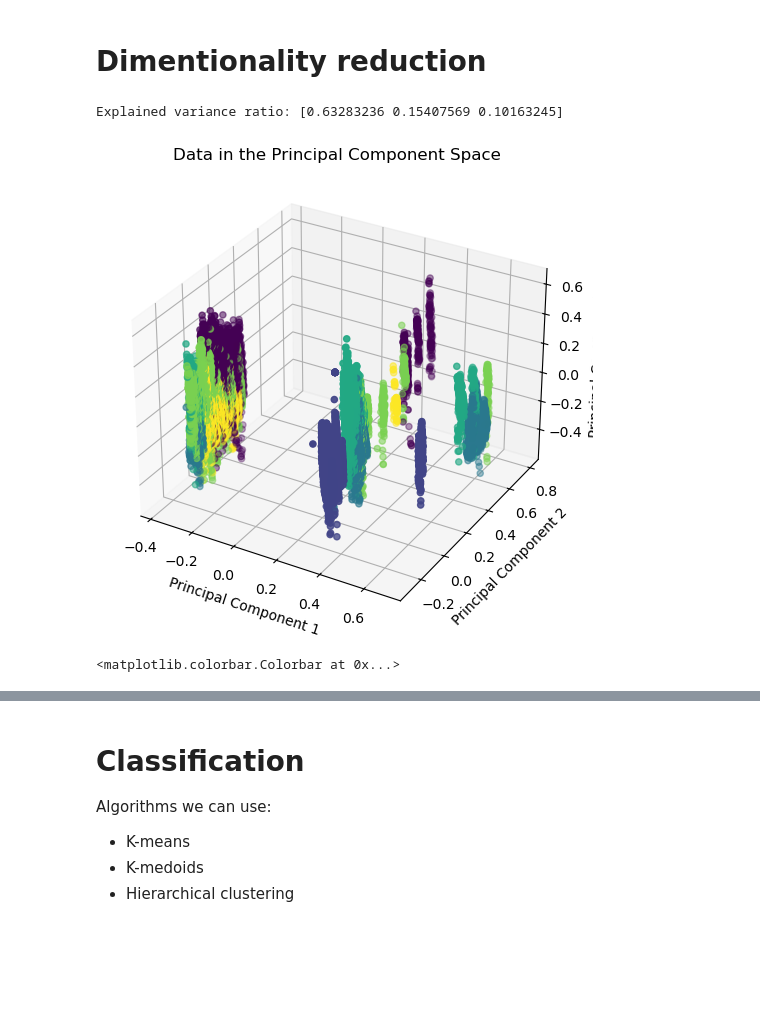
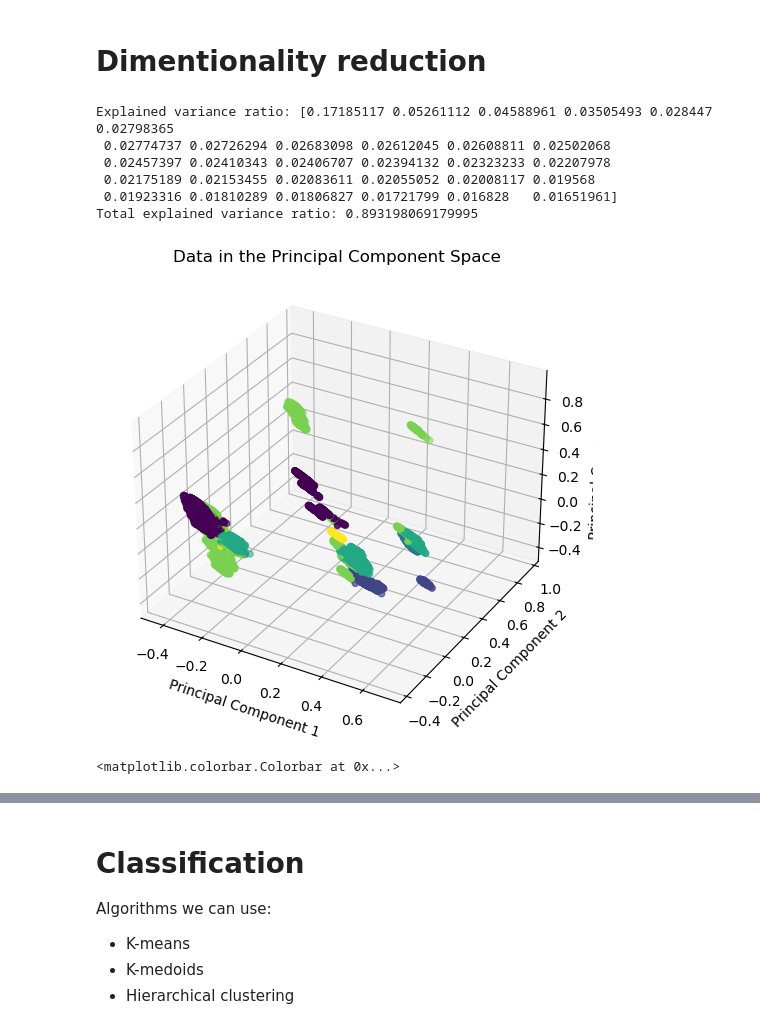
Before and after one commit to Frollamma/progetto-piccialli, a Jupyter notebook: main.ipynb, the cells around one changed output, grey strips where cells are left out. Drawn from its saved outputs; the diff is of its cells as text; code cells hidden in the pictures; blank space fills up the shorter version.

```diff
--- a/main.ipynb
+++ b/main.ipynb
@@ -176,8 +174,8 @@ import matplotlib.pyplot as plt
 
 ## Convert categorical features to one-hot encoding
 df_onehot = pd.get_dummies(df_dropped, columns=CATEGORICAL_FEATURES)
-# TEMP
-df_onehot = df_onehot.iloc[:, :100]
+# TEMP!
+df_onehot = df_onehot.iloc[:, :200]
 print("One-hot encoded DataFrame columns:", df_onehot.columns)
 
 ## Pearson correlation coefficient
@@ -211,8 +209,10 @@ df_onehot_dropped = df_onehot.drop(columns=to_drop)
 
 ### Plot the heatmap of the remaining features
 FEATURES_COLUMNS = [col for col in df_onehot_dropped.columns if col not in LABEL_COLUMNS]
+SUBMATRIX_SIZE = 15
+correlation_matrix = df_onehot_dropped[FEATURES_COLUMNS].corr(method='pearson')
 plt.figure(figsize=(8, 6))
-sns.heatmap(df_onehot_dropped[FEATURES_COLUMNS].corr(method='pearson'), annot=True, cmap='coolwarm', vmin=-1, vmax=1)
+sns.heatmap(correlation_matrix.iloc[:SUBMATRIX_SIZE, :SUBMATRIX_SIZE], annot=True, cmap='coolwarm', vmin=-1, vmax=1)
 plt.title('Pearson Correlation Coefficient Heatmap (Reduced Features)')
 plt.show()
 # %% [output]
@@ -244,17 +236,17 @@ from sklearn.preprocessing import MinMaxScaler
 
 # Convert categorical target to numeric values
 le = LabelEncoder()
-y = le.fit_transform(df["class_target"])
+y_class_target = le.fit_transform(df["class_target"])
 
 # Select categorical features for chi-squared test
 FEATURES_COLUMNS = [col for col in df_onehot_dropped.columns if col not in LABEL_COLUMNS]
 
 # Apply non-negative transformation to the input data
 scaler = MinMaxScaler()
-X = scaler.fit_transform(df_onehot_dropped[FEATURES_COLUMNS])
+X_features = scaler.fit_transform(df_onehot_dropped[FEATURES_COLUMNS])
 
 # Chi-squared test
-chi2_values, p_values = chi2(X, y)
+chi2_values, p_values = chi2(X_features, y_class_target)
 
 # Create a plot for the chi-squared values
 plt.figure(figsize=(8, 6))
@@ -272,7 +264,7 @@ df_onehot_dropped_chi2 = df_onehot_dropped.drop(columns=to_drop)
 
 # Create a new plot for the Chi-squared values
 FEATURES_COLUMNS = [col for col in df_onehot_dropped_chi2.columns if col not in LABEL_COLUMNS]
-chi2_values, _ = chi2(X, y)
+chi2_values, _ = chi2(X_features, y_class_target)
 plt.figure(figsize=(8, 6))
 plt.barh(FEATURES_COLUMNS, chi2_values)
 plt.xlabel('Chi-squared value (class_target)')
@@ -491,47 +483,53 @@ from sklearn.decomposition import PCA
 from mpl_toolkits.mplot3d import Axes3D
 
 # Set the number of components
-n_components = 3
+n_components = 30
 
 # Create an instance of PCA with the desired number of components
 pca = PCA(n_components=n_components)
 
 # Fit the PCA model to your data
-pca.fit(X)
+pca.fit(X_features)
 
 # Transform the data to the principal components
-X_pca = pca.transform(X)
+X_pca = pca.transform(X_features)
 
 # Print the explained variance ratio
 explained_variance_ratio = pca.explained_variance_ratio_
 print(f"Explained variance ratio: {explained_variance_ratio}")
+print(f"Total explained variance ratio: {sum(explained_variance_ratio)}")
 
 # # Plot the data in the principal component space
 # plt.scatter(X_pca[:, 0], X_pca[:, 1])
 # plt.xlabel('Principal Component 1')
 # plt.ylabel('Principal Component 2')
 # plt.title('PCA')
 # plt.show()
 
 # Plot the data in the principal component space
 fig = plt.figure(figsize=(8, 6))
 ax = fig.add_subplot(111, projection='3d')
 ax.scatter(X_pca[:, 0], X_pca[:, 1], X_pca[:, 2], c=y, cmap='viridis')
 ax.set_xlabel('Principal Component 1')
 ax.set_ylabel('Principal Component 2')
 ax.set_zlabel('Principal Component 3')
 ax.set_title('Data in the Principal Component Space')
 plt.show()
 
 
 # Plot the data in the principal component space
 plt.figure(figsize=(8, 6))
 plt.scatter(X_pca[:, 0], X_pca[:, 1], c=y, cmap='viridis')
 plt.xlabel('Principal Component 1')
 plt.ylabel('Principal Component 2')
 plt.title('Data in the Principal Component Space')
 plt.colorbar()
 # %% [output]
-Explained variance ratio: [0.63283236 0.15407569 0.10163245]
+Explained variance ratio: [0.17185117 0.05261112 0.04588961 0.03505493 0.028447   0.02798365
+ 0.02774737 0.02726294 0.02683098 0.02612045 0.02608811 0.02502068
+ 0.02457397 0.02410343 0.02406707 0.02394132 0.02323233 0.02207978
+ 0.02175189 0.02153455 0.02083611 0.02055052 0.02008117 0.019568
+ 0.01923316 0.01810289 0.01806827 0.01721799 0.016828   0.01651961]
+Total explained variance ratio: 0.893198069179995
-[figure, old version]
+[figure, new version]
 <matplotlib.colorbar.Colorbar at 0x...>
```
Also changed, not shown: parts of 10 cells of this notebook, 2 other files.
